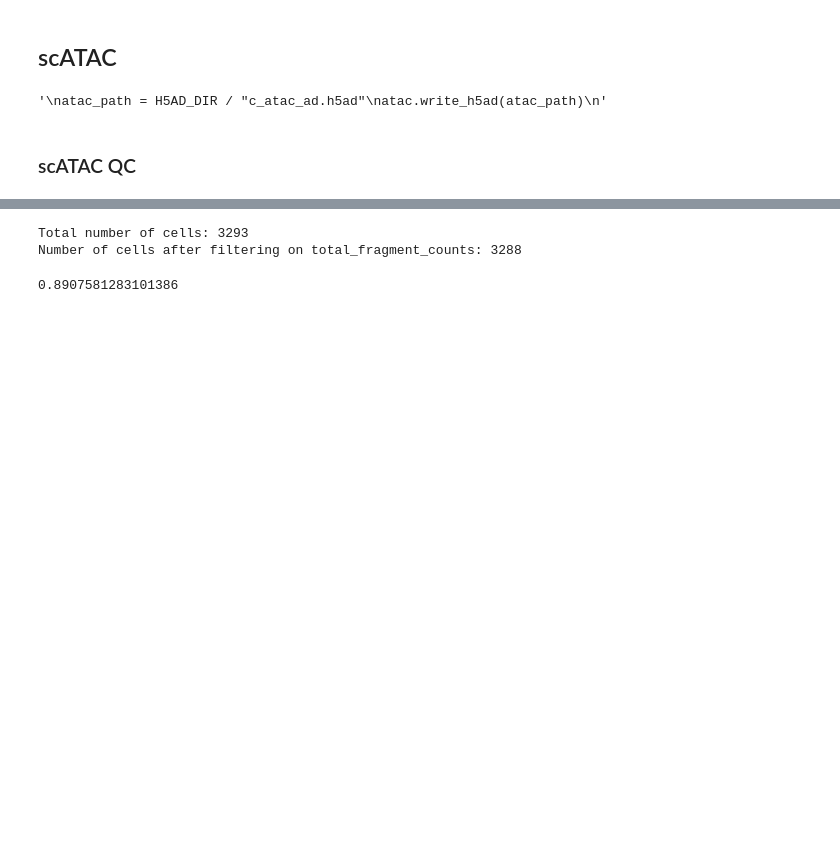
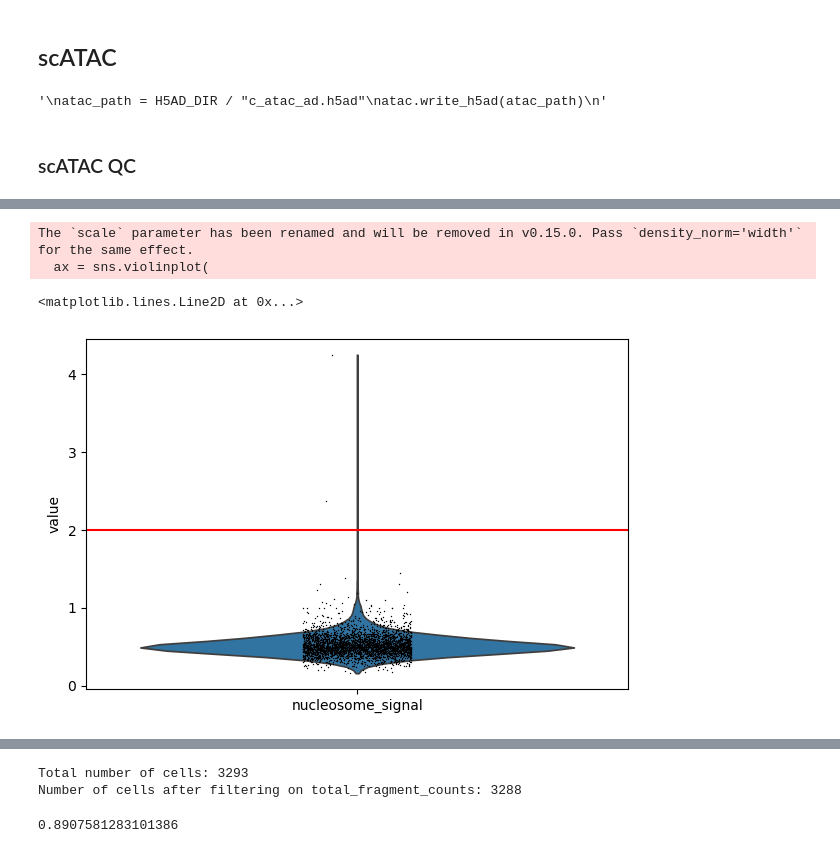
Before and after one commit to l-reich/spatial-chromatin-variability, a Jupyter notebook: src/preprocessing/SHARE-seq_pp.ipynb, the cells around one changed output, grey strips where cells are left out. Saved outputs shown, nothing was run; the diff lists cells and outputs as text; code cells hidden in the pictures; blank space fills up the shorter version.

Commit message:
atac filter plot

```diff
--- a/src/preprocessing/SHARE-seq_pp.ipynb
+++ b/src/preprocessing/SHARE-seq_pp.ipynb
@@ -291,0 +292,9 @@ sns.histplot(atac.obs, x="nucleosome_signal")
+# %%
+# nucleosome signal
+p3 = sc.pl.violin(atac, "nucleosome_signal", show=False)
+p3.axhline(y=2, c="red")
+# %% [output]
+The `scale` parameter has been renamed and will be removed in v0.15.0. Pass `density_norm='width'` for the same effect.
+  ax = sns.violinplot(
+<matplotlib.lines.Line2D at 0x...>
+[figure, added]
```
Also changed, not shown: parts of 21 cells of this notebook.
